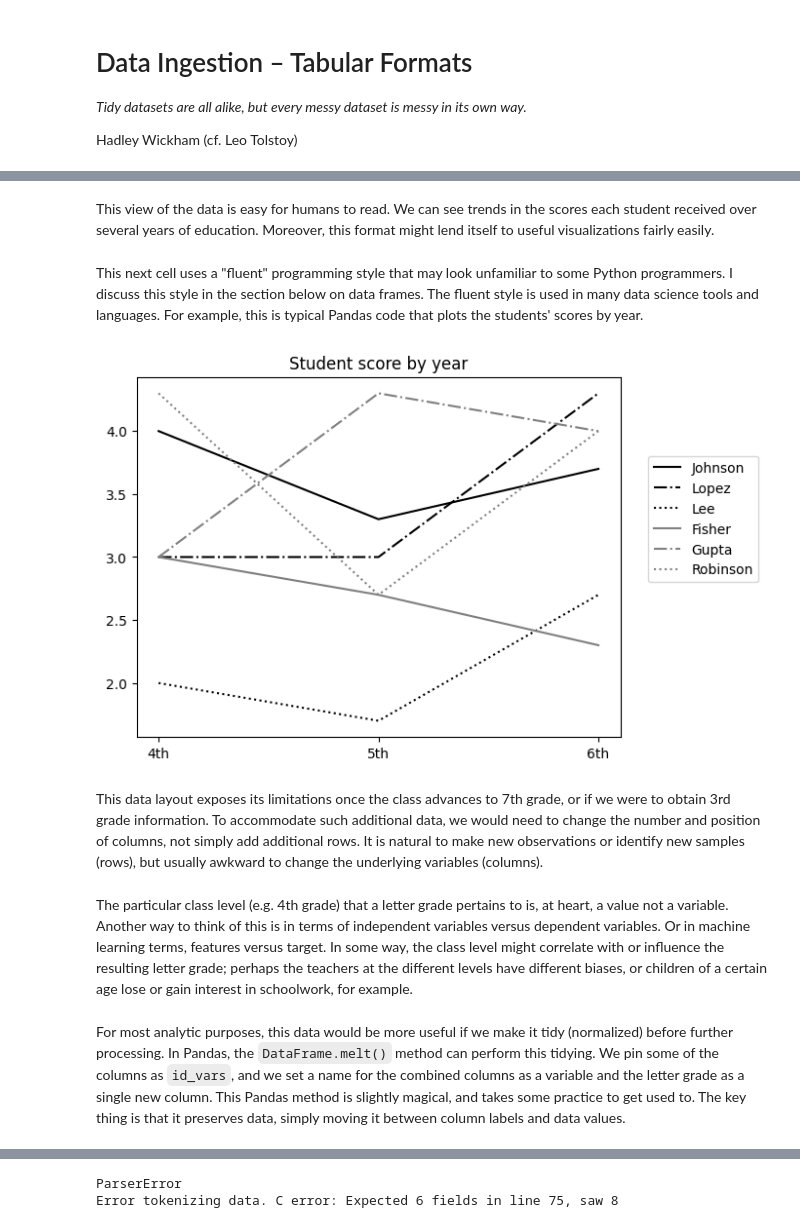
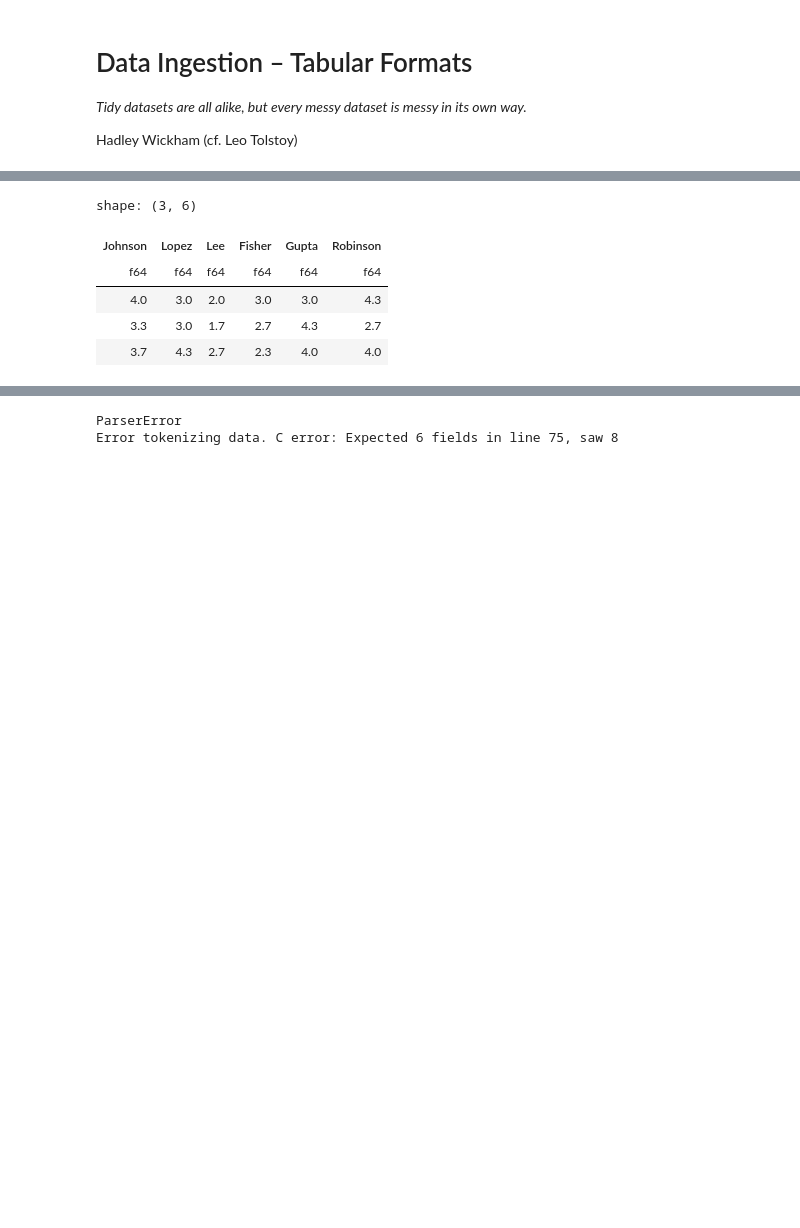
Before and after one commit to DavidMertz/CleaningDataVideo, a Jupyter notebook: Data_Ingestion-Tabular.ipynb, the cells around one changed output, grey strips where cells are left out. Cells and saved outputs as stored; diff of their text form; code cells hidden in the pictures; blank space fills up the shorter version.

```diff
--- a/Data_Ingestion-Tabular.ipynb
+++ b/Data_Ingestion-Tabular.ipynb
@@ -50,30 +33,22 @@ shape: (6, 5)
-# %% [markdown]
-This view of the data is easy for humans to read.  We can see trends in the scores each student received over several years of education.  Moreover, this format might lend itself to useful visualizations fairly easily.
-# %% [markdown]
-This next cell uses a "fluent" programming style that may look unfamiliar to some Python programmers.  I discuss this style in the section below on data frames.  The fluent style is used in many data science tools and languages. For example, this is typical Pandas code that plots the students' scores by year.
 # %%
+# Massage the DataFrame
 to_num = {'A+': 4.3, 'A': 4, 'A-': 3.7,
           'B+': 3.3, 'B': 3, 'B-': 2.7,
           'C+': 2.3, 'C': 2, 'C-': 1.7}
 df = (students.with_columns(
     pl.col("4th Grade").replace(to_num, default=None),
     pl.col("5th Grade").replace(to_num, default=None),
     pl.col("6th Grade").replace(to_num, default=None)
 )
     .drop(["First Name", "Last Name"])
     .transpose(include_header=False,
                column_names=students["Last Name"])
 )
-classes = ["4th", "5th", "6th"]
-for student in students["Last Name"]:
-    plt.plot(classes, df[student], label=student)
-plt.legend(loc="upper right", bbox_to_anchor=(1.3, .80));
-plt.title("Student score by year");
+df
 # %% [output]
-[figure, removed]
+shape: (3, 6)
+| Johnson | Lopez | Lee | Fisher | Gupta | Robinson |
+| f64 | f64 | f64 | f64 | f64 | f64 |
+| 4.0 | 3.0 | 2.0 | 3.0 | 3.0 | 4.3 |
+| 3.3 | 3.0 | 1.7 | 2.7 | 4.3 | 2.7 |
+| 3.7 | 4.3 | 2.7 | 2.3 | 4.0 | 4.0 |
-# %% [markdown]
-This data layout exposes its limitations once the class advances to 7th grade, or if we were to obtain 3rd grade information.  To accommodate such additional data, we would need to change the number and position of columns, not simply add additional rows.  It is natural to make new observations or identify new samples (rows), but usually awkward to change the underlying variables (columns).
-# %% [markdown]
-The particular class level (e.g. 4th grade) that a letter grade pertains to is, at heart, a value not a variable.  Another way to think of this is in terms of independent variables versus dependent variables.  Or in machine learning terms, features versus target.  In some way, the class level might correlate with or influence the resulting letter grade; perhaps the teachers at the different levels have different biases, or children of a certain age lose or gain interest in schoolwork, for example.
-# %% [markdown]
-For most analytic purposes, this data would be more useful if we make it tidy (normalized) before further processing.  In Pandas, the `DataFrame.melt()` method can perform this tidying.  We pin some of the columns as `id_vars`, and we set a name for the combined columns as a variable and the letter grade as a single new column.  This Pandas method is slightly magical, and takes some practice to get used to.  The key thing is that it preserves data, simply moving it between column labels and data values.
```
Also changed, not shown: parts of 142 cells of this notebook, 3 other files.
